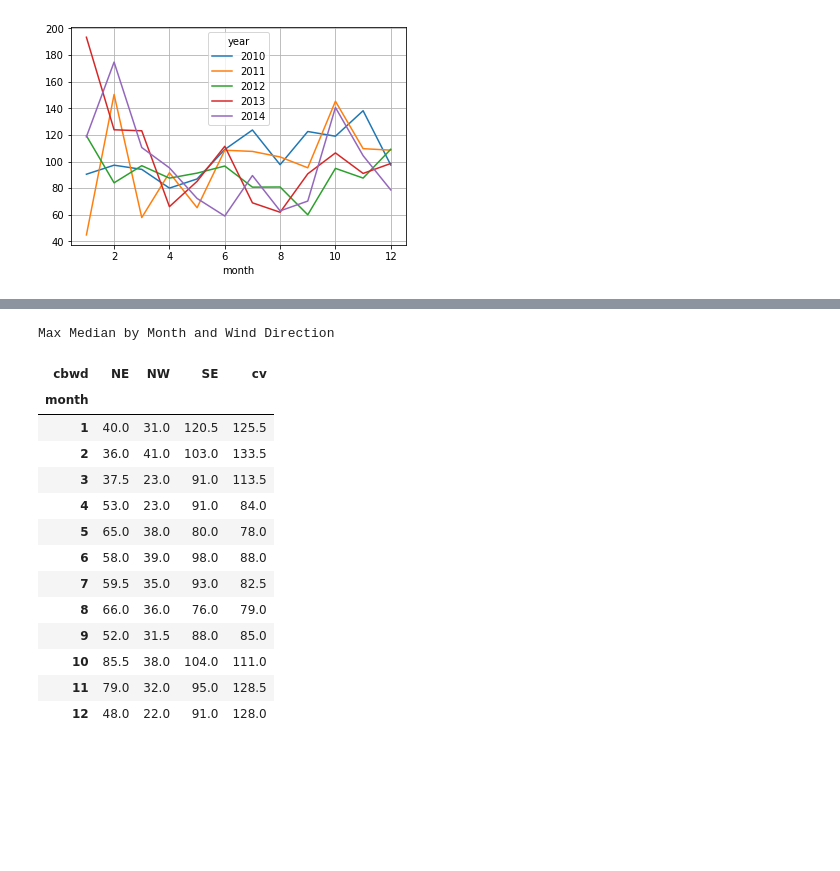
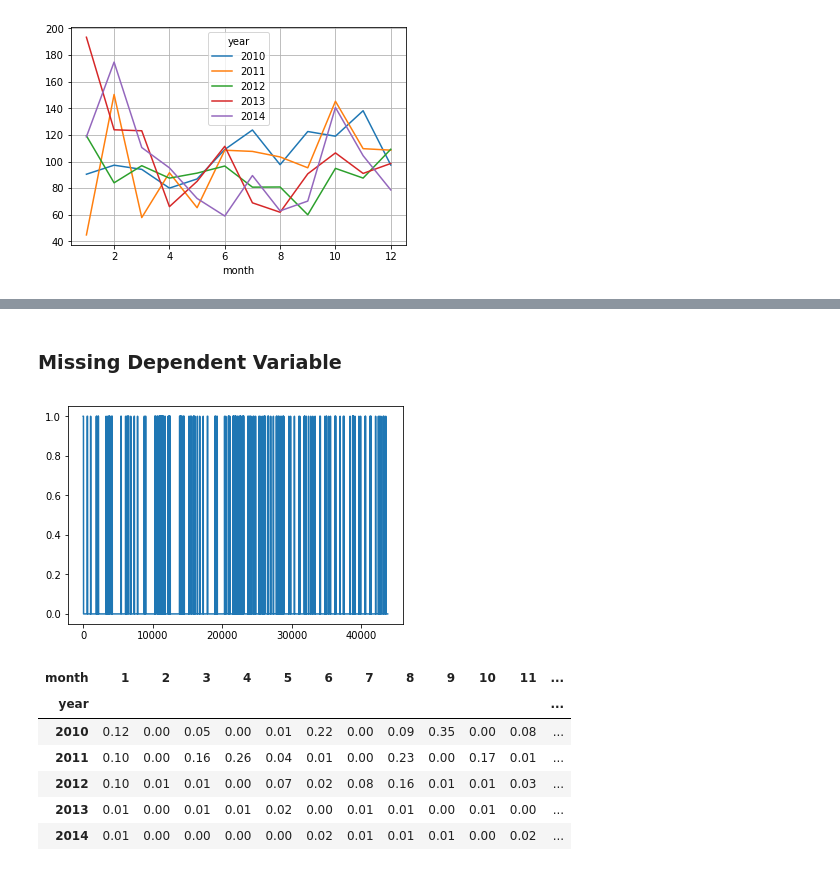
Before and after one commit to ispapadakis/mts, a Jupyter notebook: Exploratory Data Analysis.ipynb, the cells around one changed output, grey strips where cells are left out. Saved outputs shown, nothing was run; the diff lists cells and outputs as text; code cells hidden in the pictures; blank space fills up the shorter version.

```diff
--- a/Exploratory Data Analysis.ipynb
+++ b/Exploratory Data Analysis.ipynb
@@ -79,20 +133,18 @@ ax = beijing.groupby(["hour","month"])["pm2.5"].mean().unstack().plot(grid=True)
+# %% [markdown]
+### Missing Dependent Variable
+# %%
+beijing["miss_pm2.5"] = beijing["pm2.5"].isnull().astype("int")
+ax = beijing["miss_pm2.5"].plot()
+# %% [output]
+[figure, added]
 # %%
-grouped = beijing.groupby(["month","cbwd"])["pm2.5"].median().unstack()
-grouped.style.format("{:.1f}").highlight_max(axis=1).\
-set_caption("Max Median by Month and Wind Direction")
+grouped = beijing.groupby(["year","month"])["miss_pm2.5"].mean().unstack()
+grouped.style.format("{:.2f}").highlight_max(axis=1)
 # %% [output]
-Max Median by Month and Wind Direction
-| cbwd | NE | NW | SE | cv |
-| month |  |  |  |  |
-| 1 | 40.0 | 31.0 | 120.5 | 125.5 |
-| 2 | 36.0 | 41.0 | 103.0 | 133.5 |
-| 3 | 37.5 | 23.0 | 91.0 | 113.5 |
-| 4 | 53.0 | 23.0 | 91.0 | 84.0 |
-| 5 | 65.0 | 38.0 | 80.0 | 78.0 |
-| 6 | 58.0 | 39.0 | 98.0 | 88.0 |
-| 7 | 59.5 | 35.0 | 93.0 | 82.5 |
-| 8 | 66.0 | 36.0 | 76.0 | 79.0 |
-| 9 | 52.0 | 31.5 | 88.0 | 85.0 |
-| 10 | 85.5 | 38.0 | 104.0 | 111.0 |
-| 11 | 79.0 | 32.0 | 95.0 | 128.5 |
-| 12 | 48.0 | 22.0 | 91.0 | 128.0 |
+| month | 1 | 2 | 3 | 4 | 5 | 6 | 7 | 8 | 9 | 10 | 11 | ... |
+| year |  |  |  |  |  |  |  |  |  |  |  | ... |
+| 2010 | 0.12 | 0.00 | 0.05 | 0.00 | 0.01 | 0.22 | 0.00 | 0.09 | 0.35 | 0.00 | 0.08 | ... |
+| 2011 | 0.10 | 0.00 | 0.16 | 0.26 | 0.04 | 0.01 | 0.00 | 0.23 | 0.00 | 0.17 | 0.01 | ... |
+| 2012 | 0.10 | 0.01 | 0.01 | 0.00 | 0.07 | 0.02 | 0.08 | 0.16 | 0.01 | 0.01 | 0.03 | ... |
+| 2013 | 0.01 | 0.00 | 0.01 | 0.01 | 0.02 | 0.00 | 0.01 | 0.01 | 0.00 | 0.01 | 0.00 | ... |
+| 2014 | 0.01 | 0.00 | 0.00 | 0.00 | 0.00 | 0.02 | 0.01 | 0.01 | 0.01 | 0.00 | 0.02 | ... |
```
Also changed, not shown: parts of 12 cells of this notebook.
